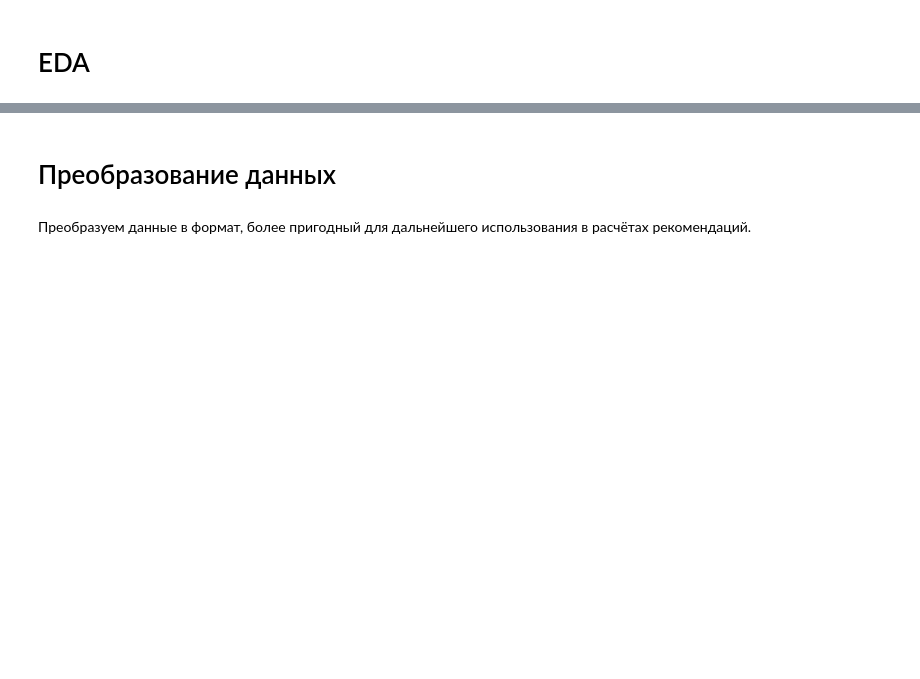
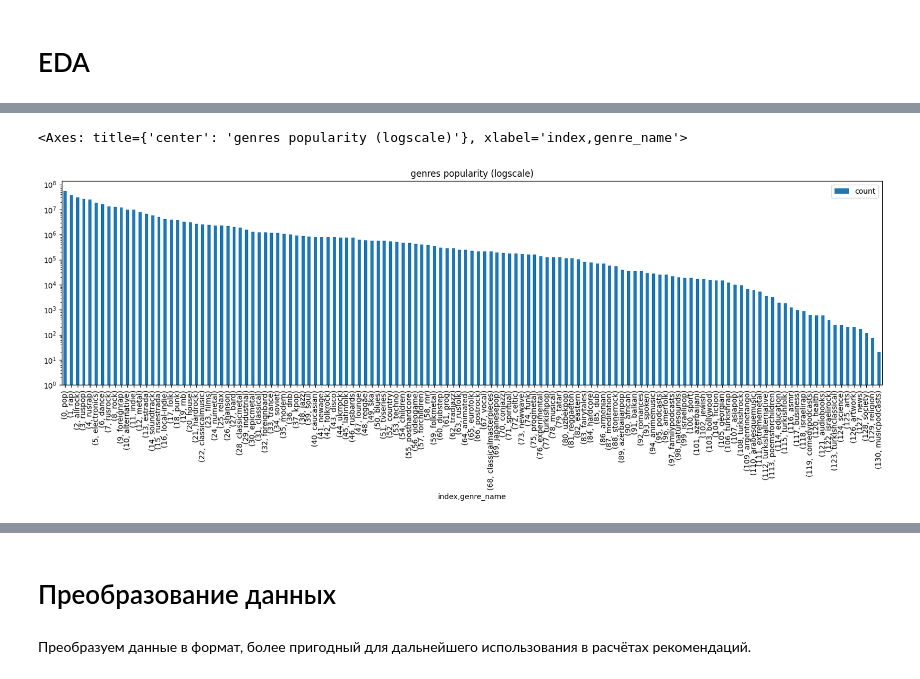
Before and after one commit to khromenko/mle-project-sprint-4-v001, a Jupyter notebook: recommendations.ipynb, the cells around one changed output, grey strips where cells are left out. Drawn from its saved outputs; the diff is of its cells as text; code cells hidden in the pictures; blank space fills up the shorter version.

```diff
--- a/recommendations.ipynb
+++ b/recommendations.ipynb
@@ -261,0 +647,11 @@ interactions.started_at.min(), interactions.started_at.max(),
+# %%
+# наиболее популярные жанры, исходя из взаимодействий с треками - наиболее часто встречающиеся жанры по всем взаимодействиям со всеми треками (а не топ-треков)
+genres_popularity = interactions[['track_id']] \
+    .merge(
+        tracks_flat[['track_id', 'genre_id', 'genre_name']].drop_duplicates(),
+        on='track_id',
+        how='left'
+    ) \
+    [['genre_id', 'genre_name']].value_counts().sort_values(ascending=False).reset_index()
+
+genres_popularity
@@ -261,0 +672,12 @@ interactions.started_at.min(), interactions.started_at.max(),
+# %%
+# сохраним в файл
+data_path = 'data/preprocess/'
+genres_popularity['genre_id'] = genres_popularity['genre_id'].astype('int')
+genres_popularity.to_parquet(data_path + "genres_popularity.parquet")
+# %%
+fig,ax = plt.subplots(1,1)
+fig.set_size_inches(20,5)
+genres_popularity.reset_index()[['index', 'genre_name', 'count']].set_index(['index', 'genre_name']).plot(kind='bar', log=True, title='genres popularity (logscale)', ax=ax)
+# %% [output]
+<Axes: title={'center': 'genres popularity (logscale)'}, xlabel='index,genre_name'>
+[figure, added]
```
Also changed, not shown: parts of 47 cells of this notebook.
